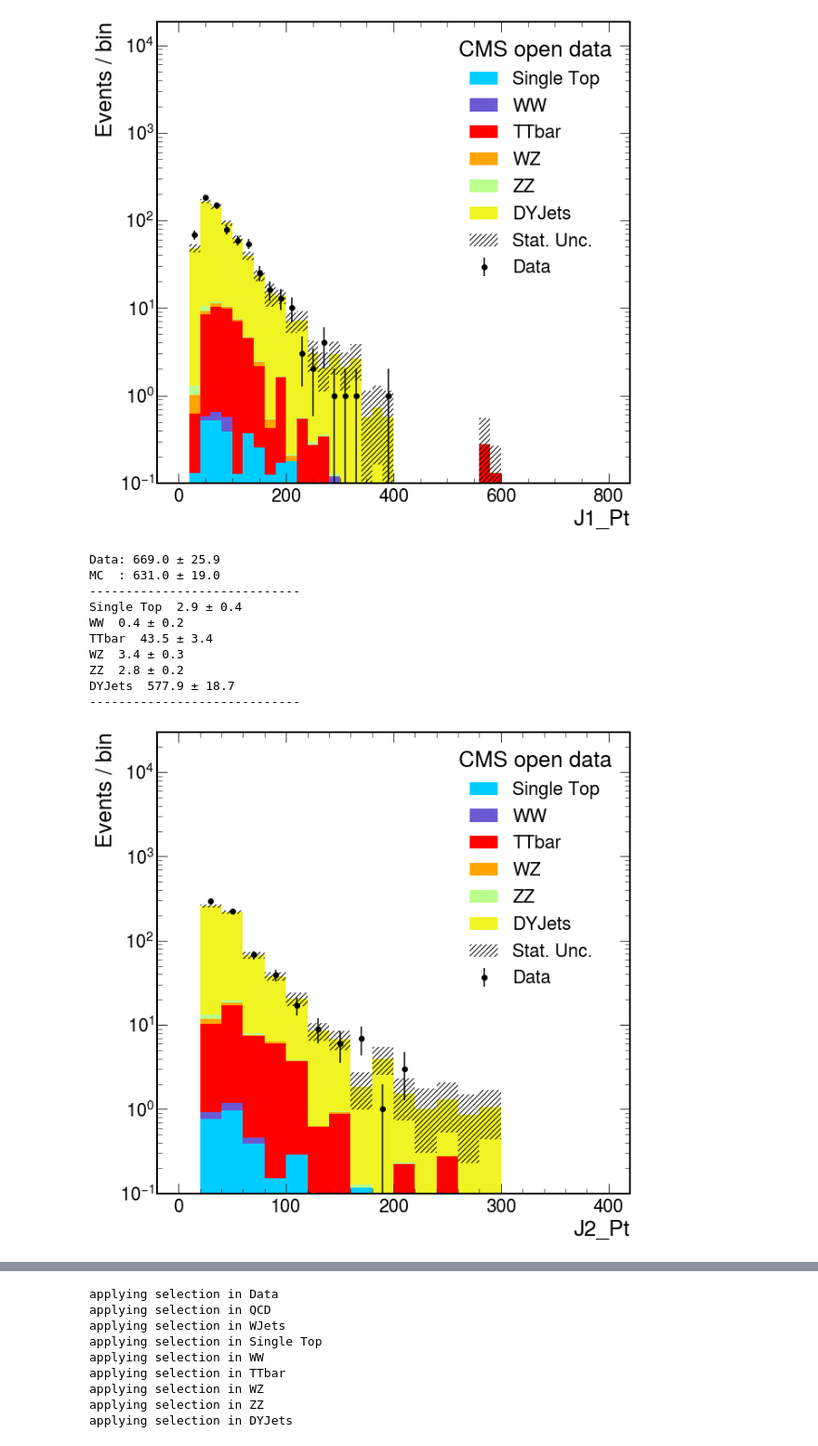
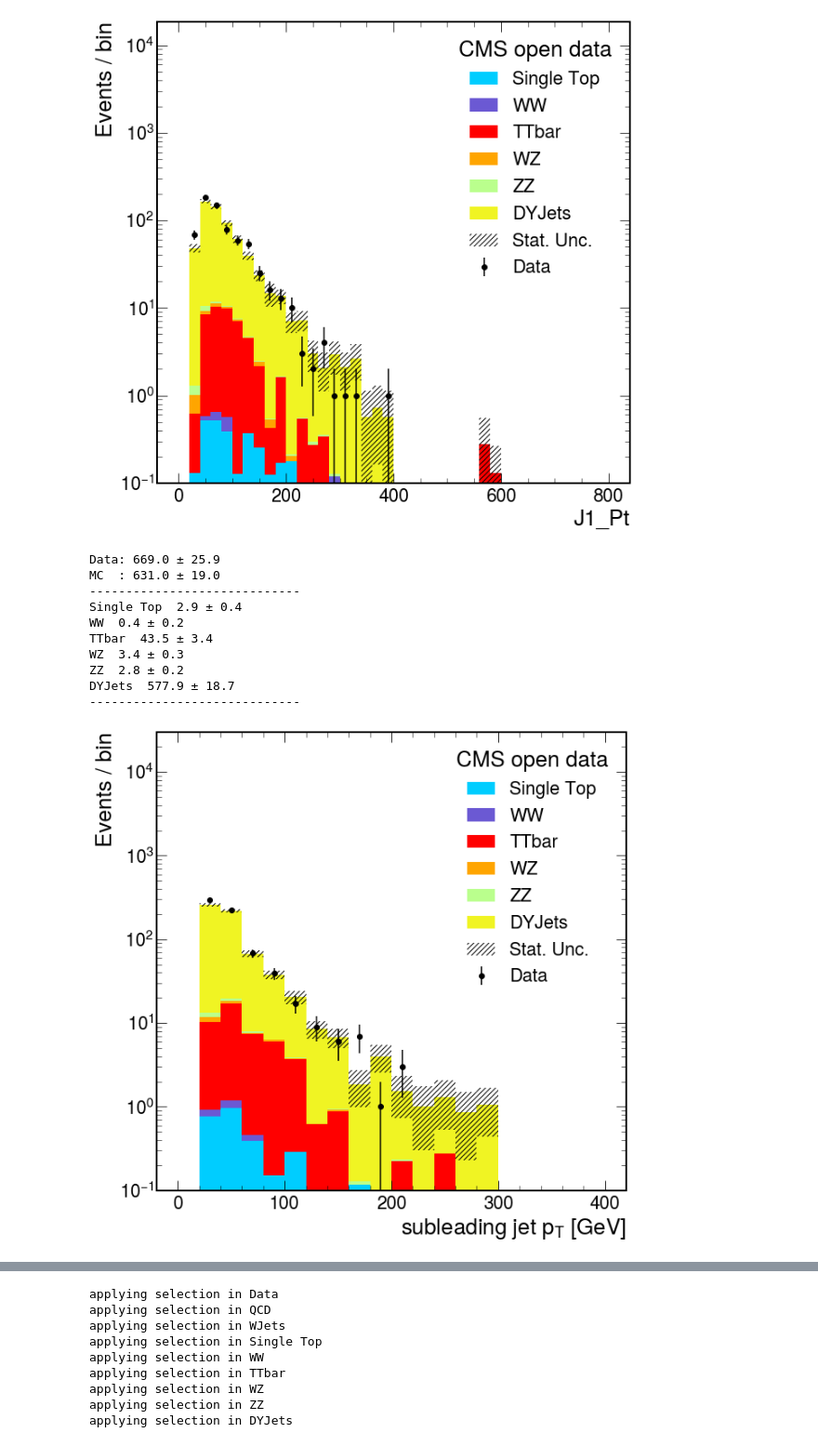
Before and after one commit to theofil/LazyHEPTutorial, a Jupyter notebook: code/python/LazyHEPTutorialColab.ipynb, the cells around one changed output, grey strips where cells are left out. Shown: that part at 93% size. Saved outputs shown, nothing was run; the diff lists cells and outputs as text; code cells hidden in the pictures.

```diff
--- a/code/python/LazyHEPTutorialColab.ipynb
+++ b/code/python/LazyHEPTutorialColab.ipynb
@@ -441,19 +438,19 @@ DYJets  577.9 ± 18.7
 -----------------------------
 [figure]
 # %%
-makePlot(sel2_dfs, var = 'J2_Pt', xmin = 0, xmax=400, step_size = 20, ylog = True, saveFig = False, printOut = False)
+makePlot(sel2_dfs, var = 'J2_Pt', xmin = 0, xmax=400, step_size = 20, ylog = True, saveFig = False, printOut = False, xlabel = 'subleading jet $p_{T}$ [GeV]')
 # %% [output]
 Data: 669.0 ± 25.9
 MC  : 631.0 ± 19.0
 -----------------------------
 Single Top  2.9 ± 0.4
 WW  0.4 ± 0.2
 TTbar  43.5 ± 3.4
 WZ  3.4 ± 0.3
 ZZ  2.8 ± 0.2
 DYJets  577.9 ± 18.7
 -----------------------------
-[figure, old version]
+[figure, new version]
 # %%
 # define new variables for the selected events (sel2_dfs)
 for df in sel2_dfs:
```
Also changed, not shown: parts of 5 cells of this notebook.
